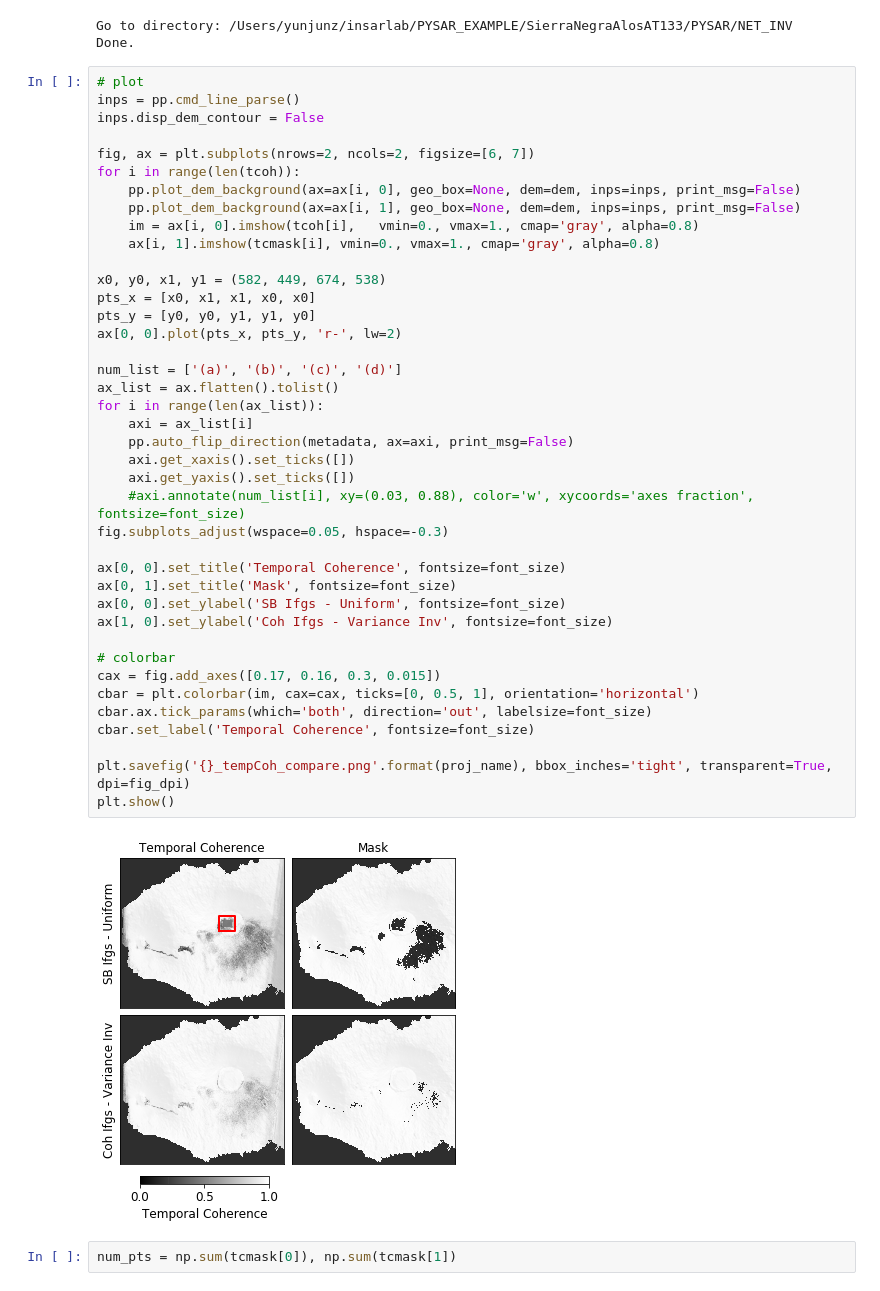
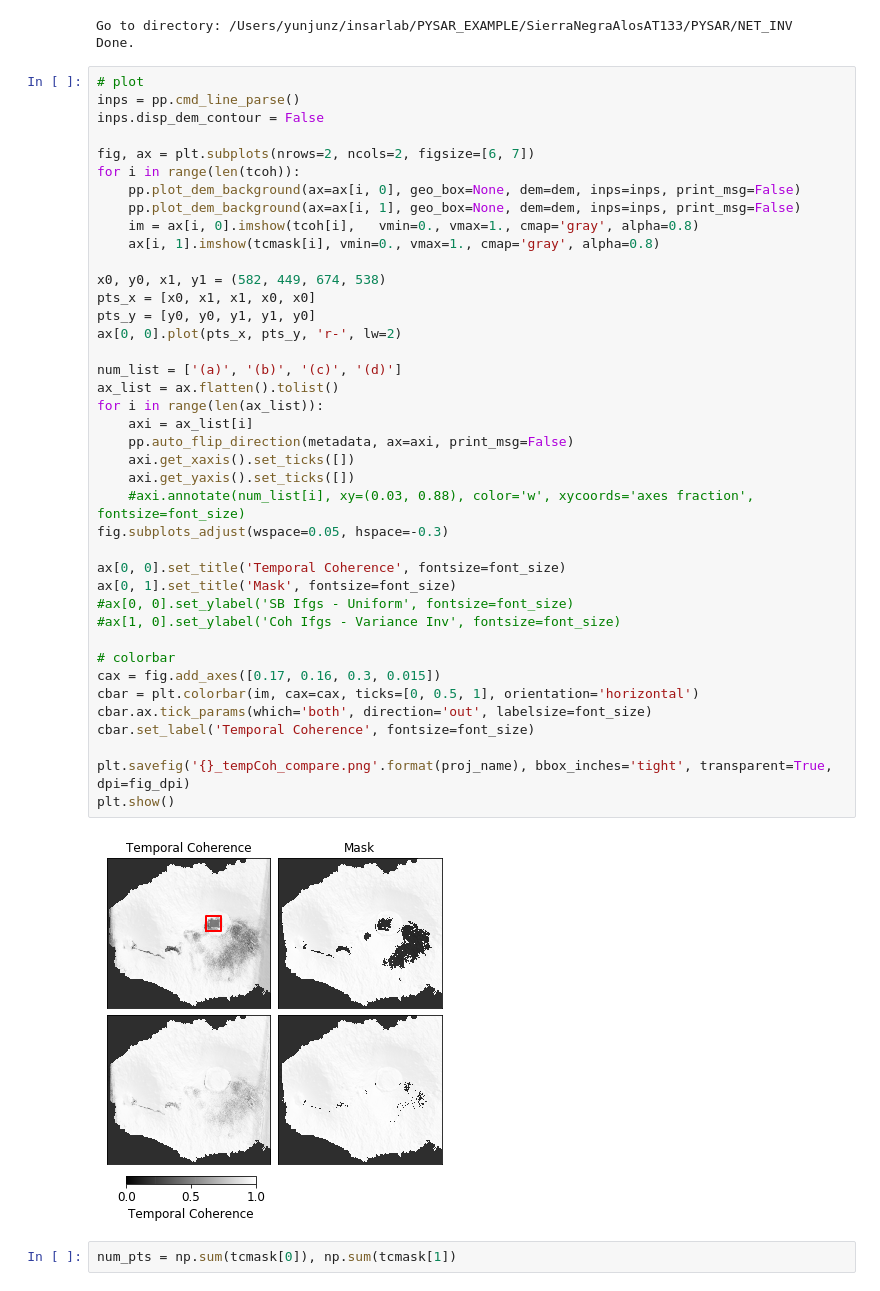
Before and after one commit to geodesymiami/Yunjun_et_al-2019-MintPy, a Jupyter notebook: Fig_07_netInv_tempCoh.ipynb, the cells around one changed output. Cells and saved outputs as stored; diff of their text form.

```diff
--- a/Fig_07_netInv_tempCoh.ipynb
+++ b/Fig_07_netInv_tempCoh.ipynb
@@ -41,36 +41,36 @@ for i in range(len(tcoh)):
     im = ax[i, 0].imshow(tcoh[i],   vmin=0., vmax=1., cmap='gray', alpha=0.8)
     ax[i, 1].imshow(tcmask[i], vmin=0., vmax=1., cmap='gray', alpha=0.8)
 
 x0, y0, x1, y1 = (582, 449, 674, 538)
 pts_x = [x0, x1, x1, x0, x0]
 pts_y = [y0, y0, y1, y1, y0]
 ax[0, 0].plot(pts_x, pts_y, 'r-', lw=2)
 
 num_list = ['(a)', '(b)', '(c)', '(d)']
 ax_list = ax.flatten().tolist()
 for i in range(len(ax_list)):
     axi = ax_list[i]
     pp.auto_flip_direction(metadata, ax=axi, print_msg=False)
     axi.get_xaxis().set_ticks([])
     axi.get_yaxis().set_ticks([])
     #axi.annotate(num_list[i], xy=(0.03, 0.88), color='w', xycoords='axes fraction', fontsize=font_size)
 fig.subplots_adjust(wspace=0.05, hspace=-0.3)
 
 ax[0, 0].set_title('Temporal Coherence', fontsize=font_size)
 ax[0, 1].set_title('Mask', fontsize=font_size)
-ax[0, 0].set_ylabel('SB Ifgs - Uniform', fontsize=font_size)
-ax[1, 0].set_ylabel('Coh Ifgs - Variance Inv', fontsize=font_size)
+#ax[0, 0].set_ylabel('SB Ifgs - Uniform', fontsize=font_size)
+#ax[1, 0].set_ylabel('Coh Ifgs - Variance Inv', fontsize=font_size)
 
 # colorbar
 cax = fig.add_axes([0.17, 0.16, 0.3, 0.015])
 cbar = plt.colorbar(im, cax=cax, ticks=[0, 0.5, 1], orientation='horizontal')
 cbar.ax.tick_params(which='both', direction='out', labelsize=font_size)
 cbar.set_label('Temporal Coherence', fontsize=font_size)
 
 plt.savefig('{}_tempCoh_compare.png'.format(proj_name), bbox_inches='tight', transparent=True, dpi=fig_dpi)
 plt.show()
 # %% [output]
-[figure, old version]
+[figure, new version]
 # %%
 num_pts = np.sum(tcmask[0]), np.sum(tcmask[1])
 # %%
```
Also changed, not shown: 3 other files.
